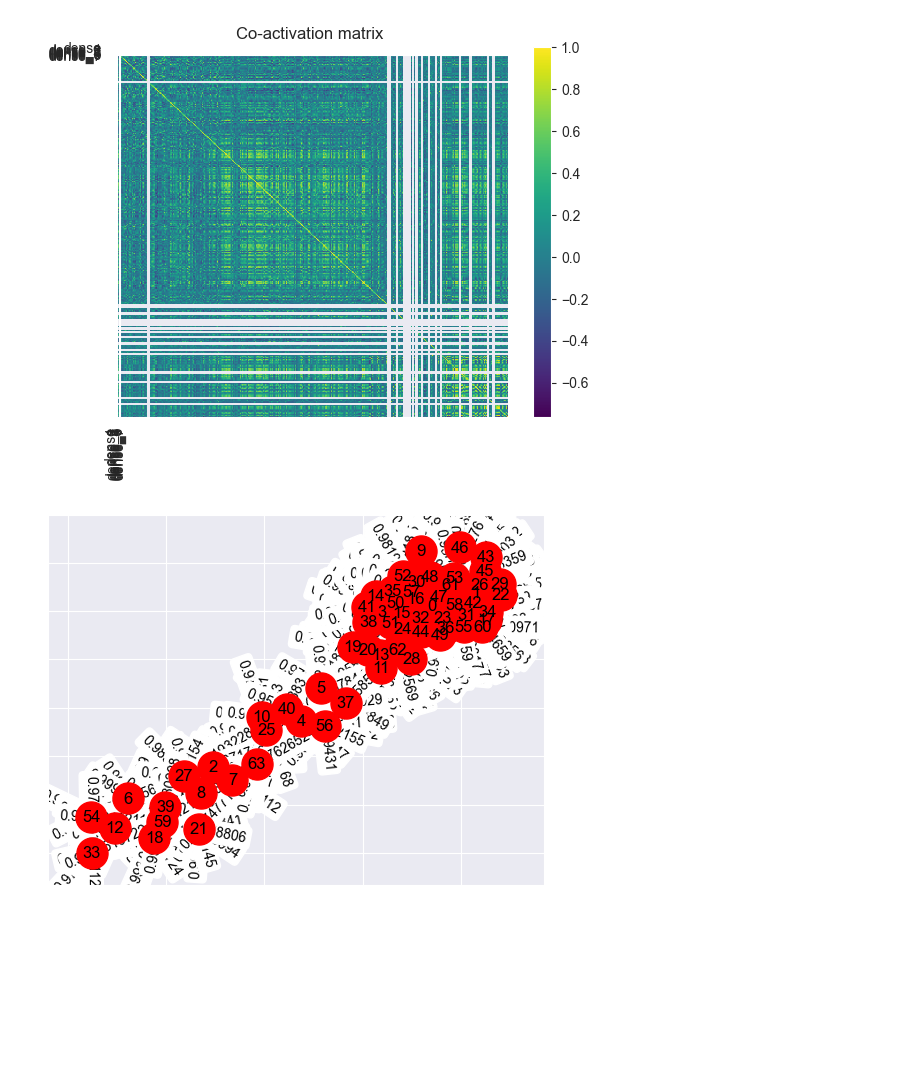
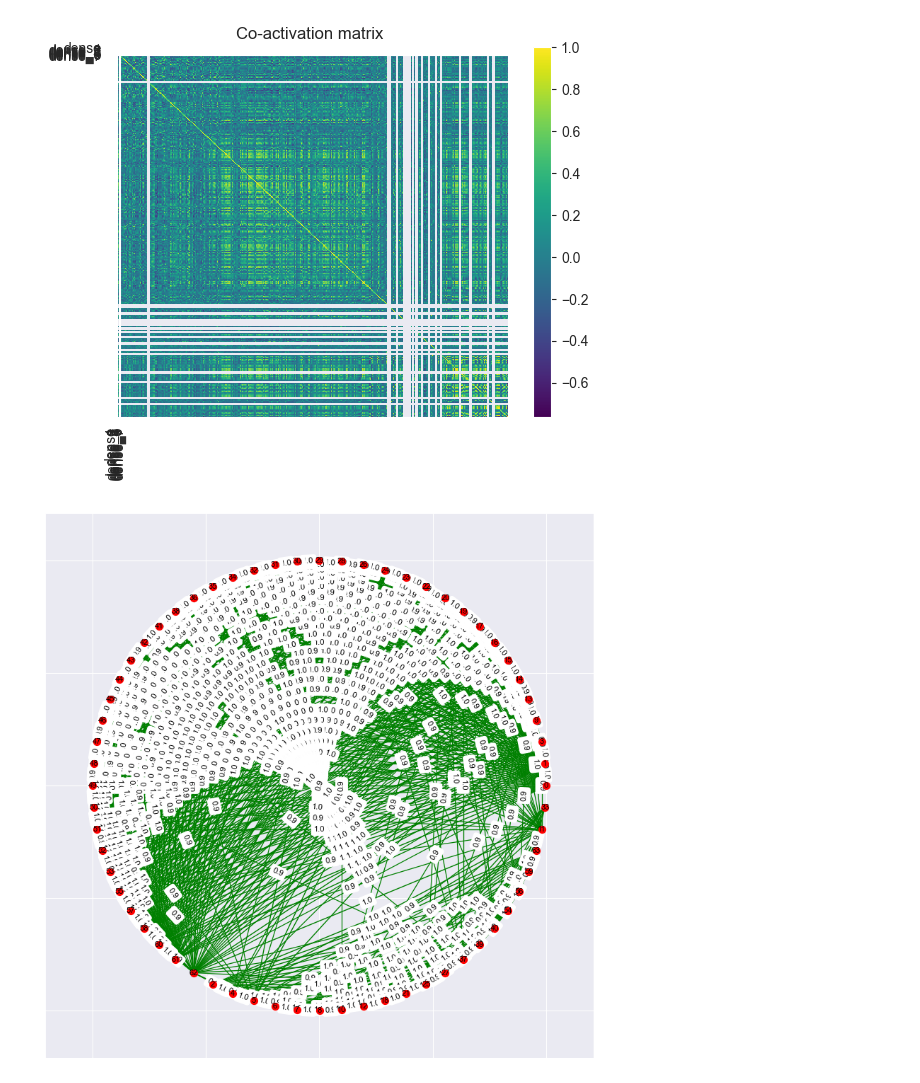
Before and after one commit to b0ster/KRW-project-group2, a Jupyter notebook: src/titanic/titanic-dnn-classification-minified.ipynb, the cells around one changed output. Cells and saved outputs as stored; diff of their text form; code cells hidden in the pictures; blank space fills up the shorter version.

```diff
--- a/src/titanic/titanic-dnn-classification-minified.ipynb
+++ b/src/titanic/titanic-dnn-classification-minified.ipynb
@@ -346,30 +346,33 @@ plt.show()
 # %%
 import networkx as nx
 
-# Get the weights of the hidden layer
+threshold=.9
+
+# Get the weights of the hidden layer (sample layer)
 weights = np.array(model.layers[3].get_weights())
 
 # Calculate the correlation matrix
 corr = np.corrcoef(weights.T)
 
 # Create the graph
 G = nx.Graph()
 for i in range(corr.shape[0]):
     for j in range(i+1, corr.shape[1]):
-        if abs(corr[i,j]) > 0.9:
+        if abs(corr[i,j]) > threshold:
             G.add_edge(i, j, weight=corr[i,j])
 
 # Draw the graph
-pos = nx.spring_layout(G)
-nx.draw_networkx_nodes(G, pos, node_color='r', node_size=500)
-nx.draw_networkx_labels(G, pos)
+fig, ax = plt.subplots(figsize=(10, 10))
+pos = nx.circular_layout(G)
+nx.draw_networkx_nodes(G, pos, node_color='r', node_size=50)
+nx.draw_networkx_labels(G, pos, font_size=8)
 edges, weights = zip(*nx.get_edge_attributes(G,'weight').items())
 edges = list(edges)
 weights = list(weights)
 edge_colors = ['g' if w > 0 else 'r' for w in weights]
-edges, weights = zip(*[(edges[i], weights[i]) for i in range(len(edges)) if abs(weights[i]) > 0.3])
-nx.draw_networkx_edges(G, pos, edgelist=edges, edge_color=edge_colors, width=weights, edge_cmap=plt.cm.coolwarm)
-nx.draw_networkx_edge_labels(G, pos, edge_labels=dict(zip(edges, weights)))
+edges, weights = zip(*[(edges[i], round(weights[i],1)) for i in range(len(edges)) if abs(weights[i]) >threshold])
+nx.draw_networkx_edges(G, pos, edgelist=edges, edge_color=edge_colors, width=weights, edge_cmap=plt.cm.coolwarm, )
+nx.draw_networkx_edge_labels(G, pos, edge_labels=dict(zip(edges, weights)), font_size=8)
 plt.show()
 # %% [output]
-[figure, old version]
+[figure, new version]
```
